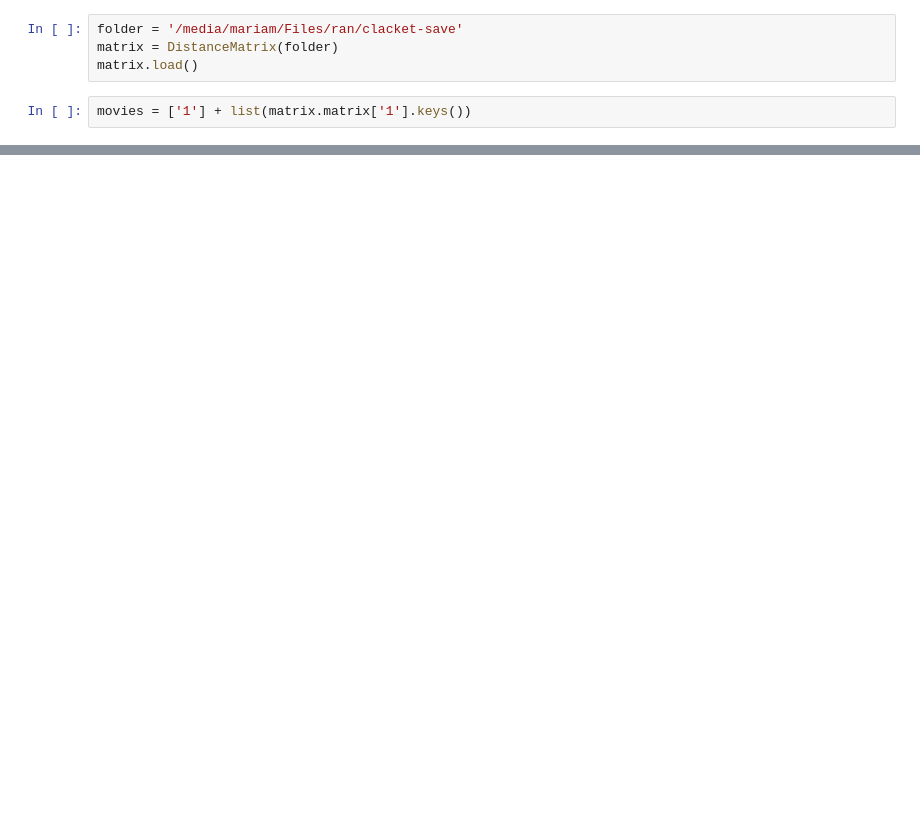
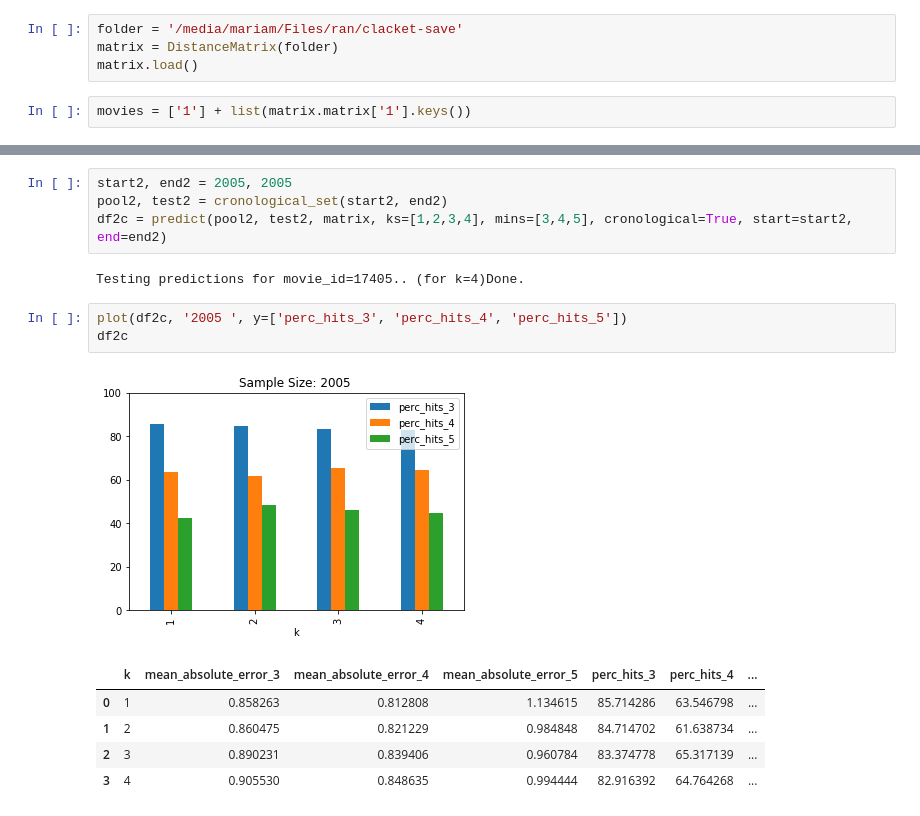
Before and after one commit to Clacket/clacket, a Jupyter notebook: prediction_lab.ipynb, the cells around one changed output, grey strips where cells are left out. Drawn from its saved outputs; the diff is of its cells as text; blank space fills up the shorter version.

```diff
--- a/prediction_lab.ipynb
+++ b/prediction_lab.ipynb
@@ -160,0 +295,16 @@ df4
+# %%
+start2, end2 = 2005, 2005
+pool2, test2 = cronological_set(start2, end2)
+df2c = predict(pool2, test2, matrix, ks=[1,2,3,4], mins=[3,4,5], cronological=True, start=start2, end=end2)
+# %% [output]
+Testing predictions for movie_id=17405.. (for k=4)Done.
+# %%
+plot(df2c, '2005 ', y=['perc_hits_3', 'perc_hits_4', 'perc_hits_5'])
+df2c
+# %% [output]
+[figure, added]
+|  | k | mean_absolute_error_3 | mean_absolute_error_4 | mean_absolute_error_5 | perc_hits_3 | perc_hits_4 | ... |
+| 0 | 1 | 0.858263 | 0.812808 | 1.134615 | 85.714286 | 63.546798 | ... |
+| 1 | 2 | 0.860475 | 0.821229 | 0.984848 | 84.714702 | 61.638734 | ... |
+| 2 | 3 | 0.890231 | 0.839406 | 0.960784 | 83.374778 | 65.317139 | ... |
+| 3 | 4 | 0.905530 | 0.848635 | 0.994444 | 82.916392 | 64.764268 | ... |
```
Also changed, not shown: parts of 45 cells of this notebook, 45 other files.
